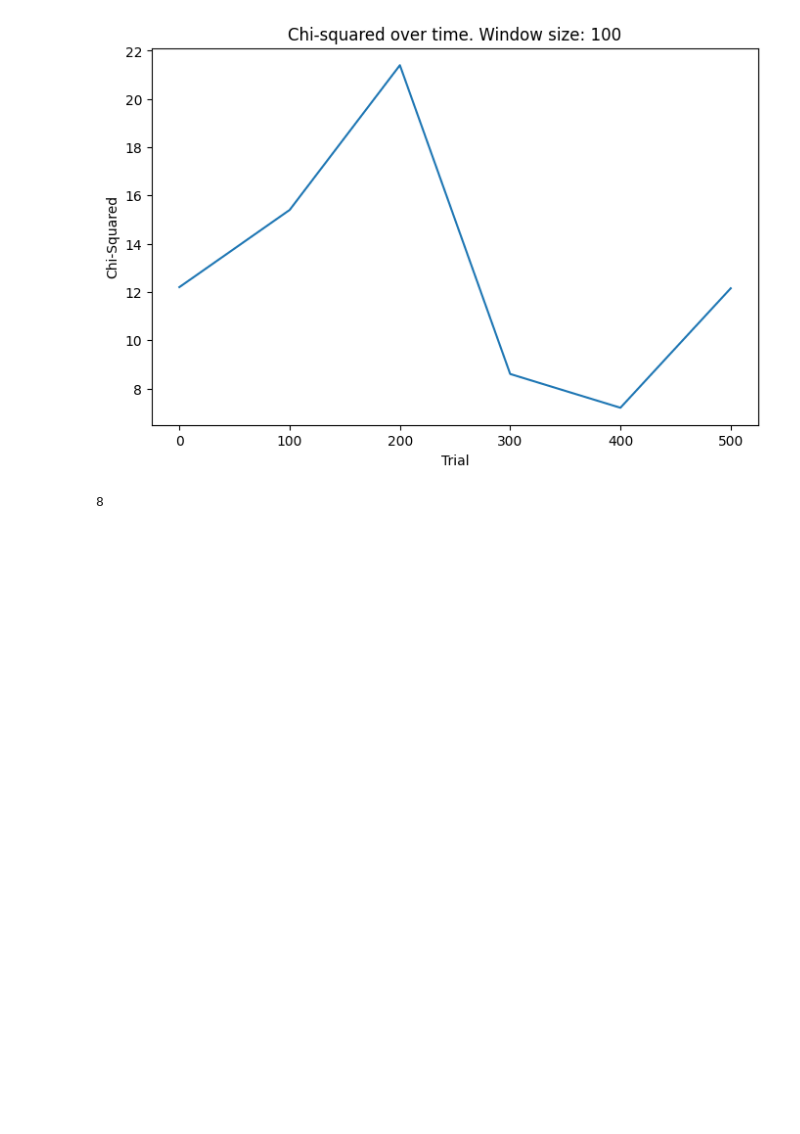
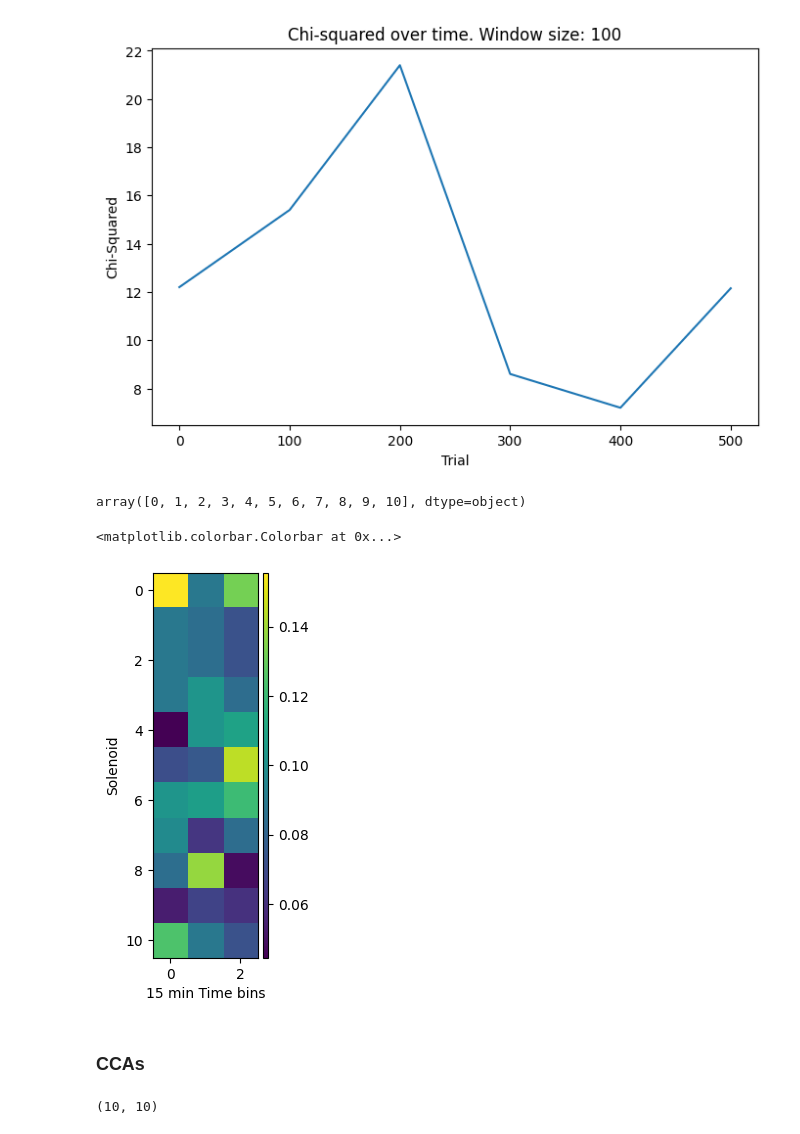
Before and after one commit to martinesparza/earthquake-analysis, a Jupyter notebook: notebooks/M044_2024_12_04_09_30_martin.ipynb, the cells around one changed output. Drawn from its saved outputs; the diff is of its cells as text; code cells hidden in the pictures; blank space fills up the shorter version.

```diff
--- a/notebooks/M044_2024_12_04_09_30_martin.ipynb
+++ b/notebooks/M044_2024_12_04_09_30_martin.ipynb
@@ -669,7 +673,39 @@ plt.title(f'Chi-squared over time. Window size: {window_size}')
 Text(0.5, 1.0, 'Chi-squared over time. Window size: 100')
 [figure]
 [figure]
+# %%
+np.unique(df_trials.values_Sol_direction)
+# %% [output]
+array([0, 1, 2, 3, 4, 5, 6, 7, 8, 9, 10], dtype=object)
 # %%
-len(window_starts)
+from mpl_toolkits.axes_grid1 import make_axes_locatable
+
+
+df_trials = pyal.select_trials(df_, df.trial_name == "trial")
+
+
+counts_mat = []
+window_size = 225  # 5 minutes, 75 4s trials
+window_starts = np.arange(0, len(df_trials), step=window_size)
+for window_start in window_starts:
+    df_tmp = df_trials[window_start: window_start + window_size]
+    data = df_tmp['values_Sol_direction'].values
+    counts, edges = np.histogram(data, bins=11)
+    counts_mat.append(counts / np.sum(counts))
+
+
+counts_mat = np.vstack(counts_mat)
+
+fig, ax = plt.subplots(figsize=(8, 5))
+im = ax.imshow(counts_mat.T)
+ax.set_ylabel("Solenoid")
+ax.set_xlabel("15 min Time bins")
+
+divider = make_axes_locatable(ax)
+cax = divider.append_axes("right", size="5%", pad=0.05)
+plt.colorbar(im, cax=cax)
 # %% [output]
-8
+<matplotlib.colorbar.Colorbar at 0x...>
+[figure, added]
+# %% [markdown]
+### CCAs
@@ -675,0 +736,4 @@ len(window_starts)
+# %%
+A.shape
+# %% [output]
+(10, 10)
```
Also changed, not shown: parts of 3 cells of this notebook, 3 other files.
